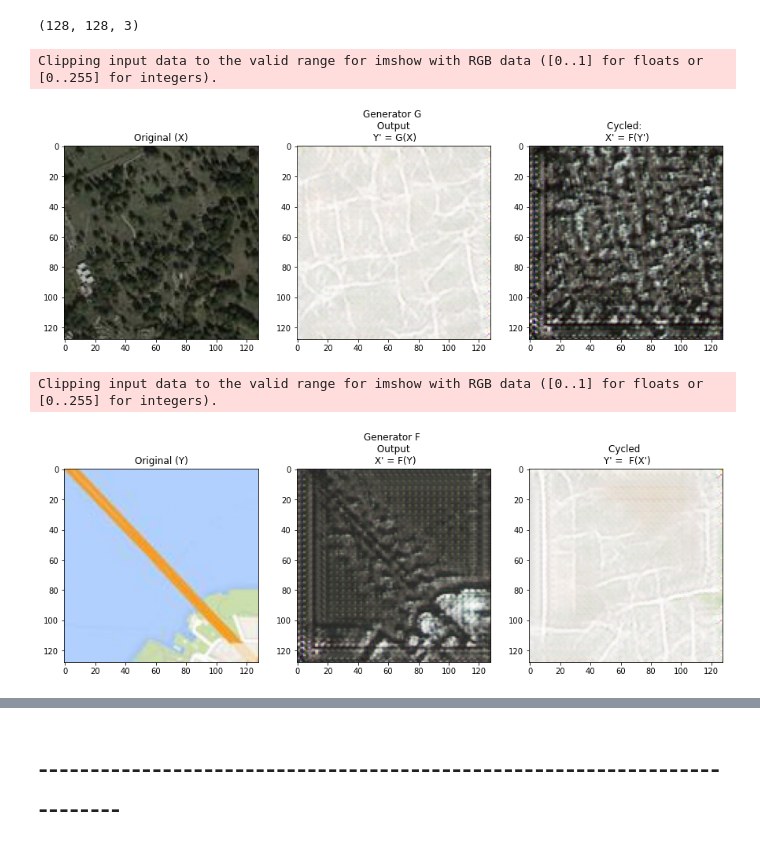
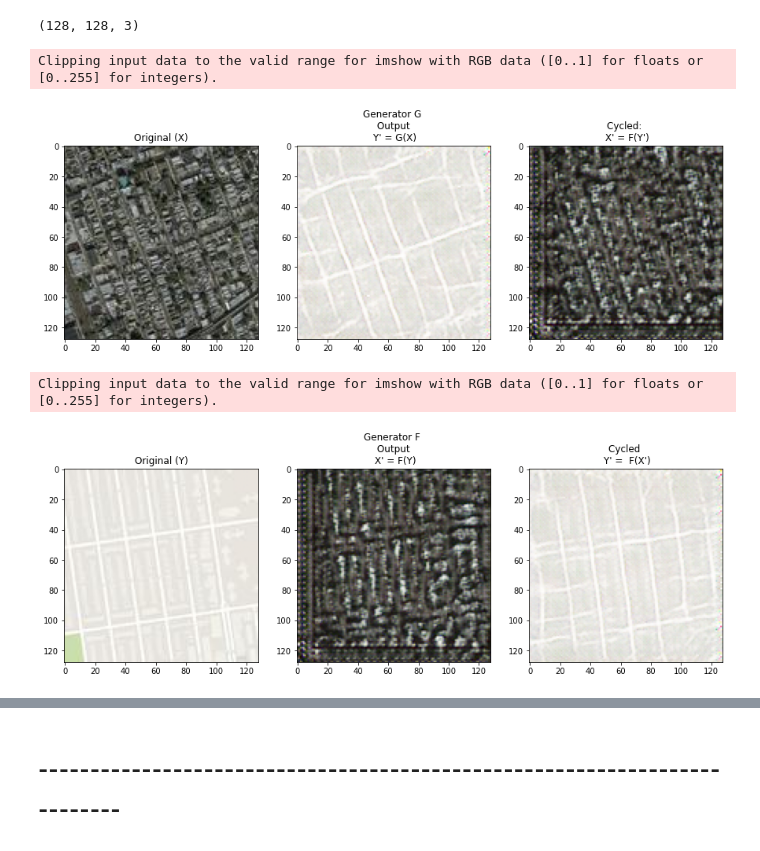
Before and after one commit to Astrojigs/Aerial-images-to-maps, a Jupyter notebook: Thesis CycleGAN.ipynb, the cells around one changed output, grey strips where cells are left out. Cells and saved outputs as stored; diff of their text form; code cells hidden in the pictures.

```diff
--- a/Thesis CycleGAN.ipynb
+++ b/Thesis CycleGAN.ipynb
@@ -701,11 +699,11 @@ test_aerial[1].shape
 # %% [output]
 (128, 128, 3)
 # %%
-generate_image(test_aerial[219],a_to_m=True)
-generate_image(test_maps[39],a_to_m=False)
+generate_image(test_aerial[256],a_to_m=True)
+generate_image(test_maps[178],a_to_m=False)
 # %% [output]
 Clipping input data to the valid range for imshow with RGB data ([0..1] for floats or [0..255] for integers).
-[figure, old version]
+[figure, new version]
 Clipping input data to the valid range for imshow with RGB data ([0..1] for floats or [0..255] for integers).
-[figure, old version]
+[figure, new version]
 # %%
```
Also changed, not shown: parts of 4 cells of this notebook.
